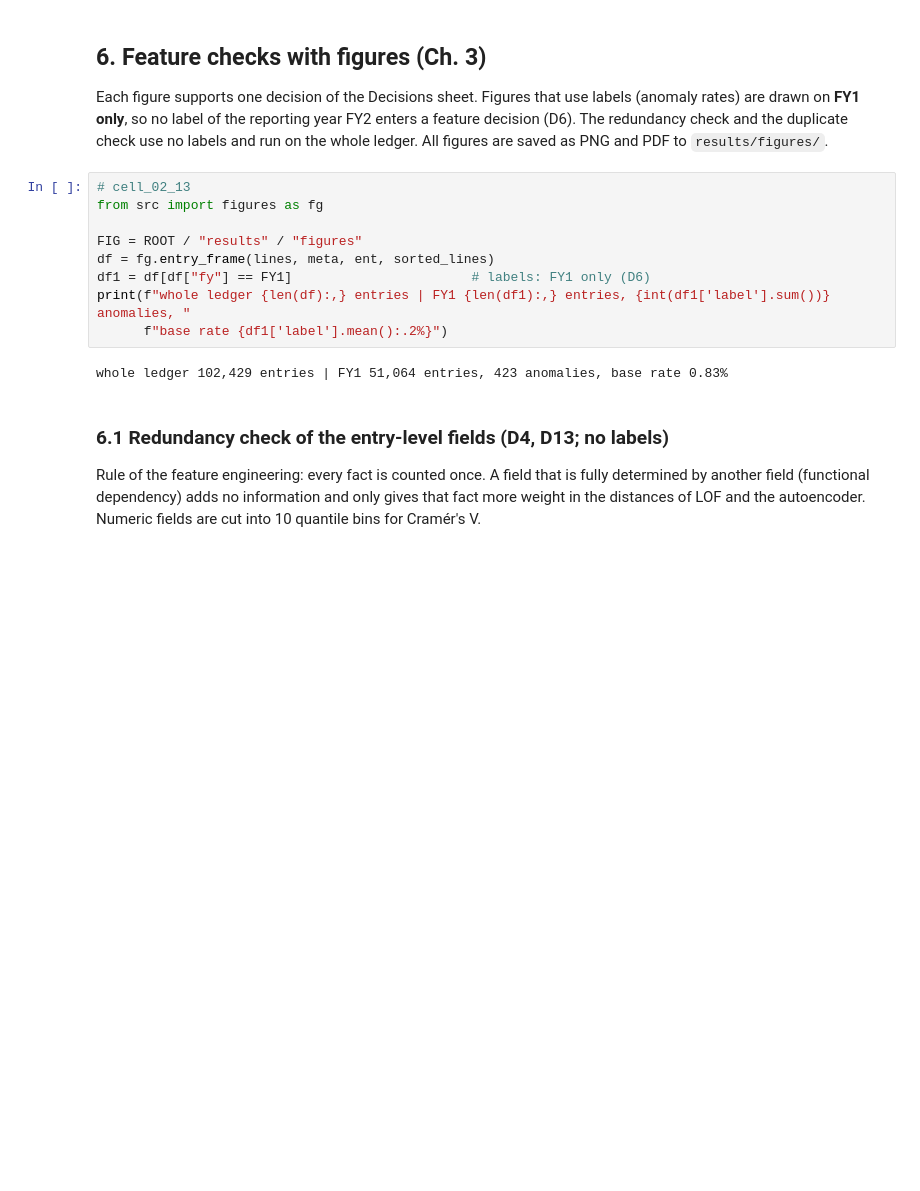
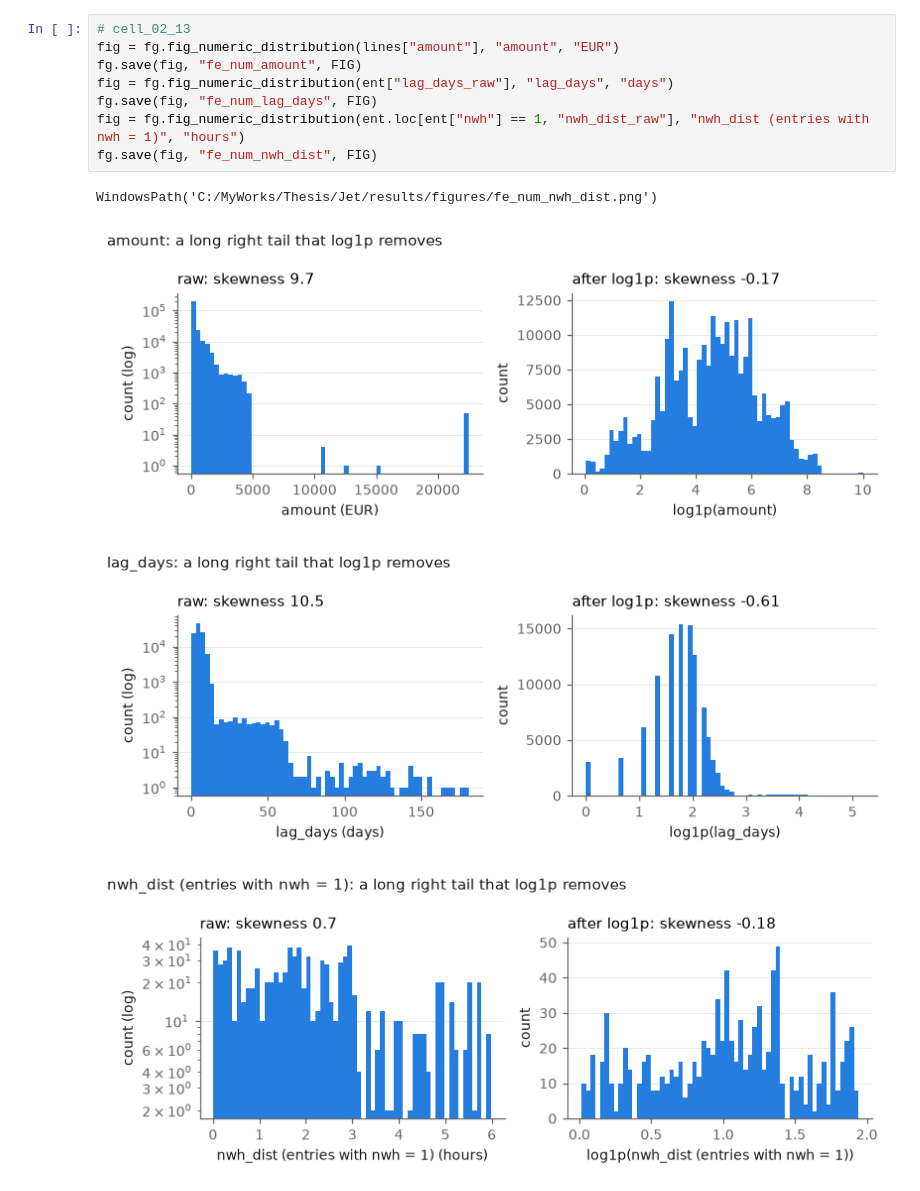
Before and after one commit to mbanadkouki/gl-anomaly-ranking, a Jupyter notebook: notebooks/02_encoding_onehot.ipynb, the cells around one changed output. Cells and saved outputs as stored; diff of their text form; blank space fills up the shorter version.

```diff
--- a/notebooks/02_encoding_onehot.ipynb
+++ b/notebooks/02_encoding_onehot.ipynb
@@ -265,21 +332,15 @@ weekend vs weekday, mismatches: 0
-# %% [markdown]
-## 6. Feature checks with figures (Ch. 3)
-
-Each figure supports one decision of the Decisions sheet. Figures that use labels (anomaly rates) are drawn on **FY1 only**, so no label of the reporting year FY2 enters a feature decision (D6). The redundancy check and the duplicate check use no labels and run on the whole ledger. All figures are saved as PNG and PDF to `results/figures/`.
 # %%
 # cell_02_13
-from src import figures as fg
-
-FIG = ROOT / "results" / "figures"
-df = fg.entry_frame(lines, meta, ent, sorted_lines)
-df1 = df[df["fy"] == FY1]                       # labels: FY1 only (D6)
-print(f"whole ledger {len(df):,} entries | FY1 {len(df1):,} entries, {int(df1['label'].sum())} anomalies, "
-      f"base rate {df1['label'].mean():.2%}")
+fig = fg.fig_numeric_distribution(lines["amount"], "amount", "EUR")
+fg.save(fig, "fe_num_amount", FIG)
+fig = fg.fig_numeric_distribution(ent["lag_days_raw"], "lag_days", "days")
+fg.save(fig, "fe_num_lag_days", FIG)
+fig = fg.fig_numeric_distribution(ent.loc[ent["nwh"] == 1, "nwh_dist_raw"], "nwh_dist (entries with nwh = 1)", "hours")
+fg.save(fig, "fe_num_nwh_dist", FIG)
 # %% [output]
-whole ledger 102,429 entries | FY1 51,064 entries, 423 anomalies, base rate 0.83%
+WindowsPath('C:/MyWorks/Thesis/Jet/results/figures/fe_num_nwh_dist.png')
+[figure, added]
+[figure, added]
+[figure, added]
-# %% [markdown]
-### 6.1 Redundancy check of the entry-level fields (D4, D13; no labels)
-
-Rule of the feature engineering: every fact is counted once. A field that is fully determined by another field (functional dependency) adds no information and only gives that fact more weight in the distances of LOF and the autoencoder. Numeric fields are cut into 10 quantile bins for Cramér's V.
 # %%
 # cell_02_14
```
Also changed, not shown: parts of 76 cells of this notebook, 37 other files.
